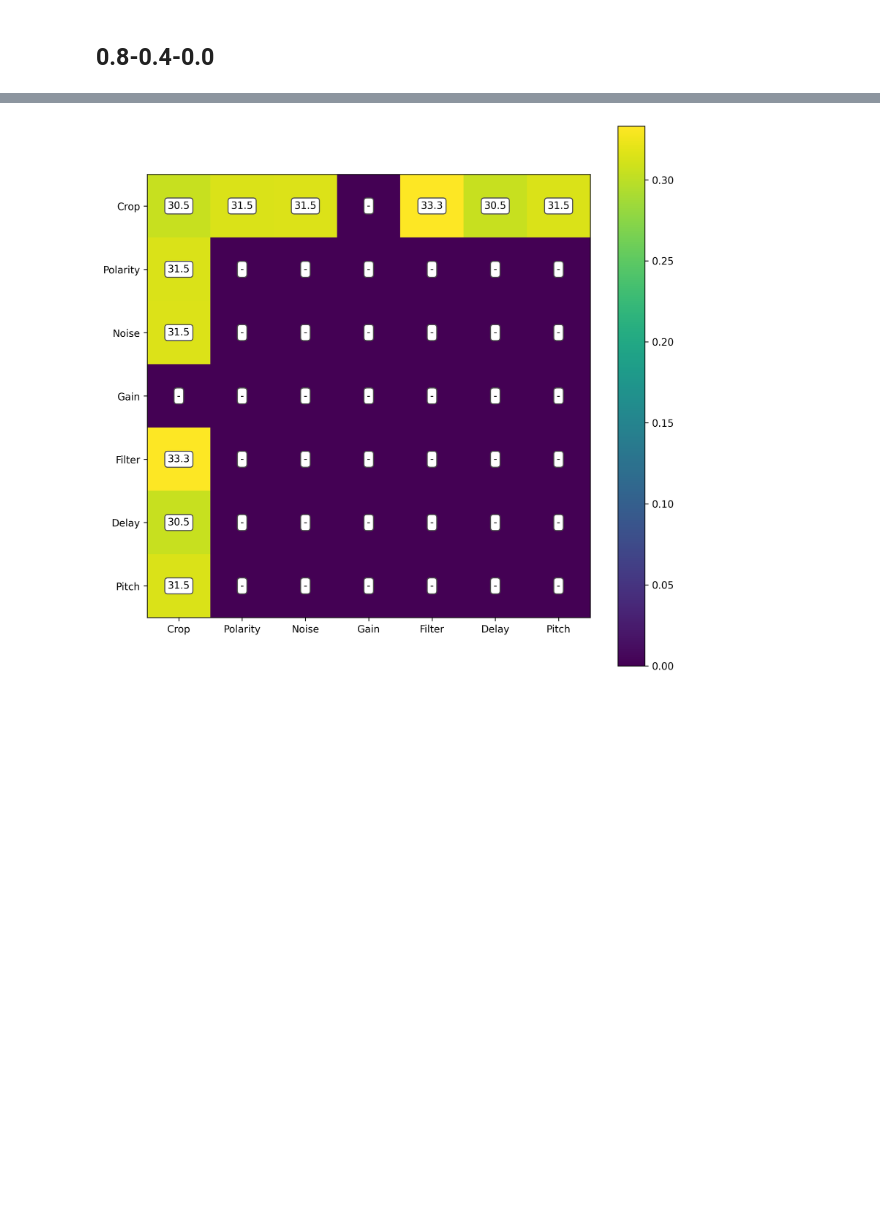
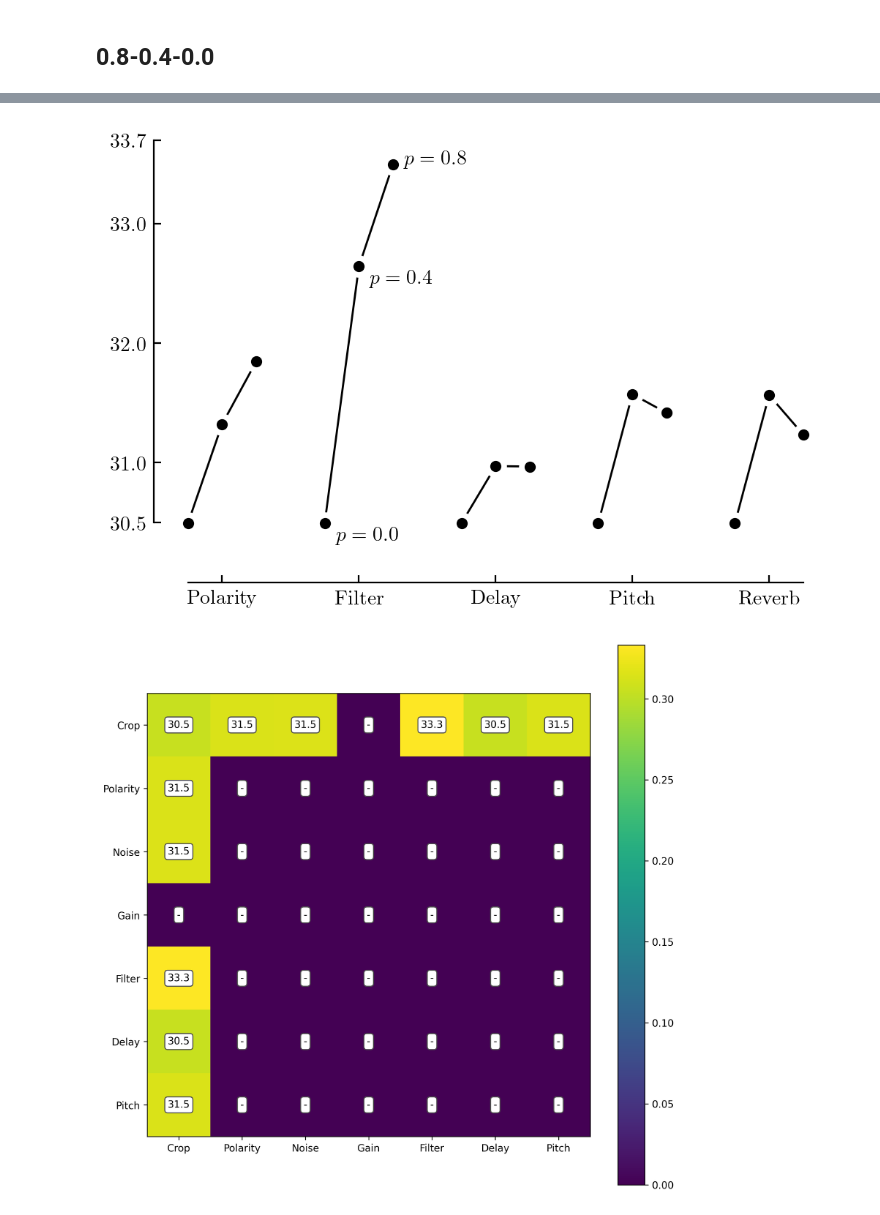
Before and after one commit to Spijkervet/CLMR, a Jupyter notebook: notebooks/paper figures.ipynb, the cells around one changed output, grey strips where cells are left out. Drawn from its saved outputs; the diff is of its cells as text; code cells hidden in the pictures; blank space fills up the shorter version.

```diff
--- a/notebooks/paper figures.ipynb
+++ b/notebooks/paper figures.ipynb
@@ -218,3 +225,66 @@ plt.show()
+# %%
+import matplotlib.pyplot as plt
+import matplotlib.ticker as ticker
+
+# Global options.
+plt.rcParams['figure.dpi'] = 200
+plt.rcParams['font.family'] = 'serif'
+
+zeros = [0.3049333103] * 5
+fours = [0.3132290143, 0.3264228298, 0.3097189801, 0.3157329899, 0.3156609592]
+eights = [0.3184843979, 0.3349694146, 0.3096827864, 0.3141724191, 0.3123469022]
+
+
+
+
+# Data from p74 of Visual Display of Quantitative Information.
+x = list(range(4))
+ys = []
+for z, f, e in zip(zeros, fours, eights):
+    ys.append([z*100, f*100, e*100])
+
+# Plot line, line masks, then dots.
+fig, ax = plt.subplots()
+end_idx = 1
+for idx, y in enumerate(ys):
+    x = list(range(end_idx, end_idx+3))
+    ax.plot(x, y, linestyle='-', color='black', linewidth=1, zorder=1)
+    ax.scatter(x, y, color='white', s=100, zorder=2)
+    ax.scatter(x, y, color='black', s=20, zorder=3)
+    end_idx = x[-1] + 2
+
+# Remove axis lines.
+ax.spines['top'].set_visible(False)
+ax.spines['right'].set_visible(False)
+
+# Set spine extent.
+ax.spines['bottom'].set_bounds(1, max(x))
+ax.spines['left'].set_bounds(30.5, 33.7)
+
+# Reduce tick spacing.
+ax.yaxis.set_major_locator(ticker.MultipleLocator(base=25))
+ax.tick_params(direction='in')
+
+ax.set_xticks([2, 6, 10, 14, 18])
+ax.set_xticklabels(["Polarity", "Filter", "Delay", "Pitch", "Reverb"])
+
+ax.set_yticks([30.5, 31, 32, 33, 33.7])
+
+
+# Adjust lower limits to let data breathe.
+ax.set_xlim([0, ax.get_xlim()[1]])
+ax.set_ylim([30, ax.get_ylim()[1]])
+
+ax.annotate('$p=0.0$', (5.3, 30.35))
+ax.annotate('$p=0.4$', (6.3, 32.5))
+ax.annotate('$p=0.8$', (7.3, 33.5))
+
+# Axis labels as a title annotation.
+# ax.text(1958, 320, 'Connecticut Traffic Deaths,\n1951 - 1959')
+plt.savefig("../media/transformation_probabilities.pdf")
+plt.show()
+# %% [output]
+[figure, added]
 # %%
 import matplotlib.pyplot as plt
 import numpy as np
```
Also changed, not shown: parts of 7 cells of this notebook, 13 other files.
